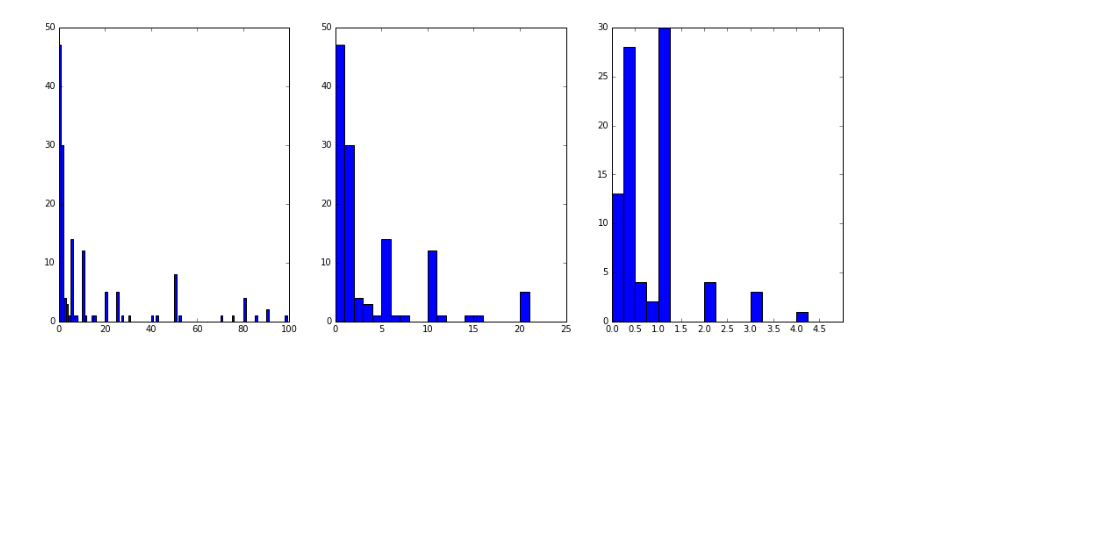
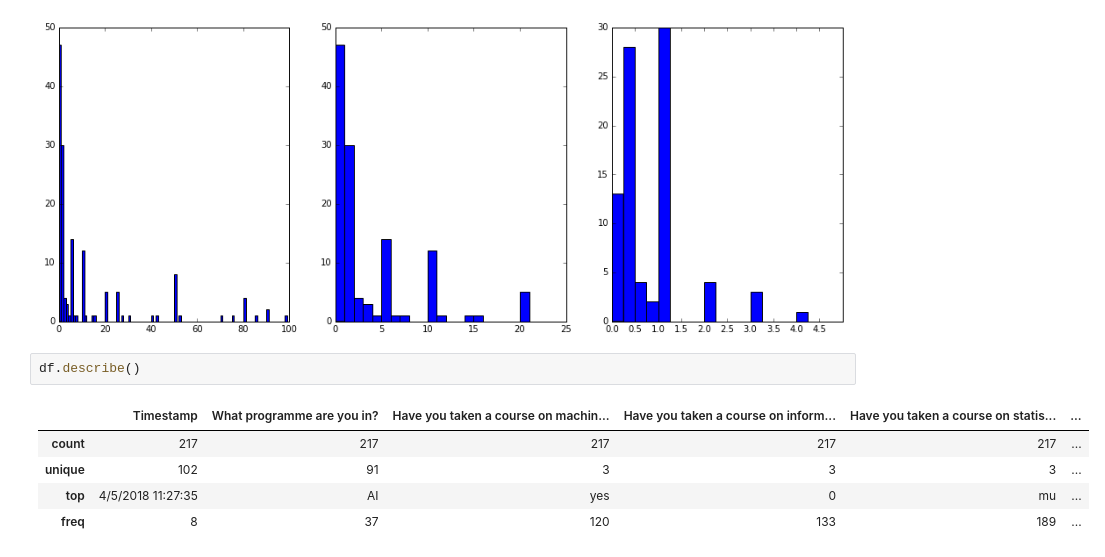
Before and after one commit to PimDijt/DMT, a Jupyter notebook: assignments/assignment1/ass1_rick.ipynb, the cells around one changed output. Cells and saved outputs as stored; diff of their text form; blank space fills up the shorter version.

```diff
--- a/assignments/assignment1/ass1_rick.ipynb
+++ b/assignments/assignment1/ass1_rick.ipynb
@@ -80,3 +84,11 @@ plt.xticks(np.arange(0,5,.5))
 plt.show()
 # %% [output]
 [figure]
+# %%
+df.describe()
+# %% [output]
+|  | Timestamp | What programme are you in? | Have you taken a course on machin... | Have you taken a course on inform... | Have you taken a course on statis... | ... |
+| count | 217 | 217 | 217 | 217 | 217 | ... |
+| unique | 102 | 91 | 3 | 3 | 3 | ... |
+| top | 4/5/2018 11:27:35 | AI | yes | 0 | mu | ... |
+| freq | 8 | 37 | 120 | 133 | 189 | ... |
```
Also changed, not shown: parts of 4 cells of this notebook, 1 other file.
